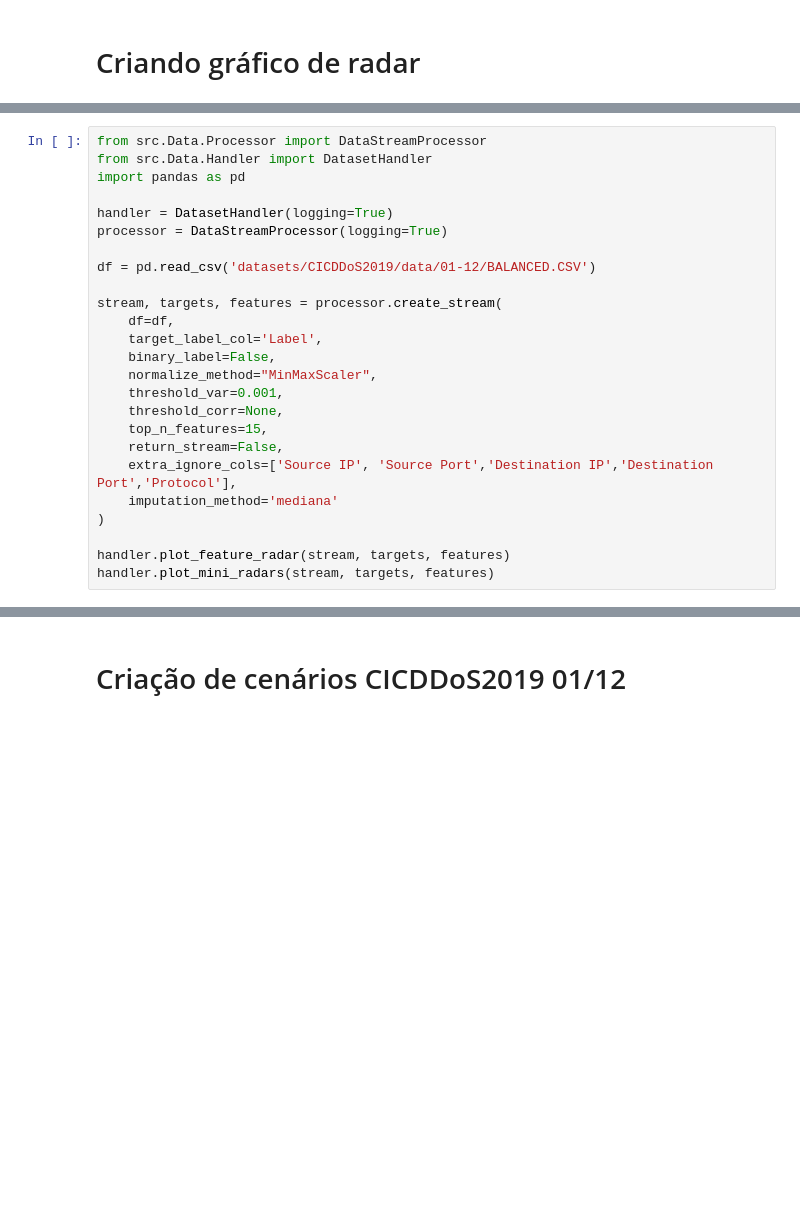
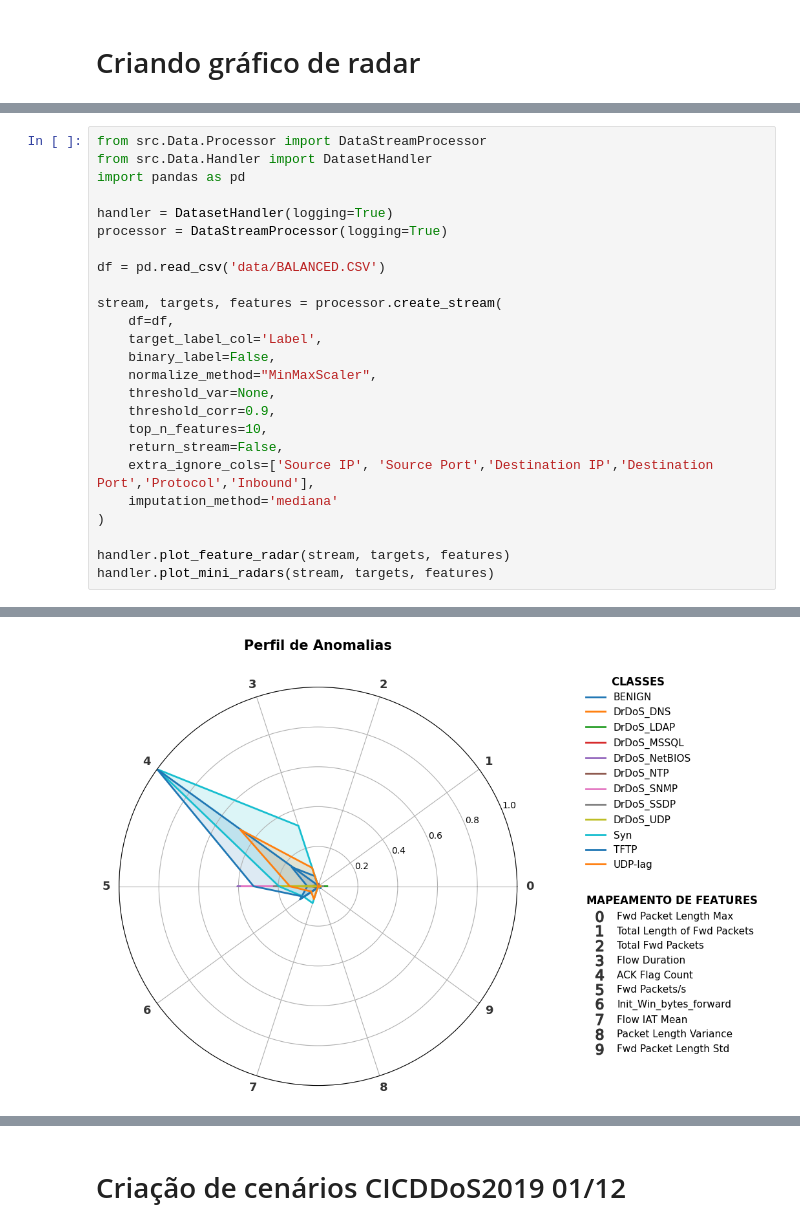
Before and after one commit to iRocktys/anomaly-and-classification-data-stream, a Jupyter notebook: Database.ipynb, the cells around one changed output, grey strips where cells are left out. Cells and saved outputs as stored; diff of their text form; blank space fills up the shorter version.

```diff
--- a/Database.ipynb
+++ b/Database.ipynb
@@ -77,20 +108,21 @@ import pandas as pd
 handler = DatasetHandler(logging=True)
 processor = DataStreamProcessor(logging=True)
 
-df = pd.read_csv('datasets/CICDDoS2019/data/01-12/BALANCED.CSV')
+df = pd.read_csv('data/BALANCED.CSV')
 
 stream, targets, features = processor.create_stream(
     df=df,
     target_label_col='Label',
     binary_label=False,
     normalize_method="MinMaxScaler",
-    threshold_var=0.001,
-    threshold_corr=None,
-    top_n_features=15,
+    threshold_var=None,
+    threshold_corr=0.9,
+    top_n_features=10,
     return_stream=False,
-    extra_ignore_cols=['Source IP', 'Source Port','Destination IP','Destination Port','Protocol'],
+    extra_ignore_cols=['Source IP', 'Source Port','Destination IP','Destination Port','Protocol','Inbound'],
     imputation_method='mediana'
 )
 
 handler.plot_feature_radar(stream, targets, features)
 handler.plot_mini_radars(stream, targets, features)
+# %% [output]
@@ -96,0 +144 @@ handler.plot_mini_radars(stream, targets, features)
+[figure, added]
```
Also changed, not shown: parts of 11 cells of this notebook, 9 other files.
